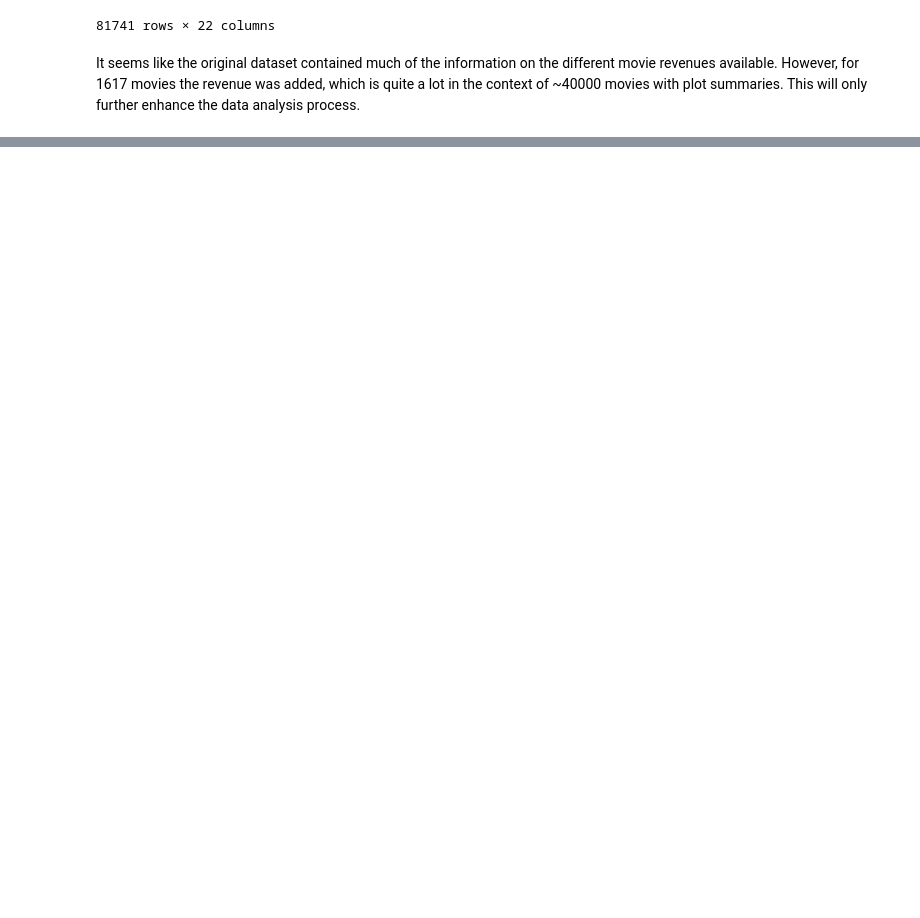
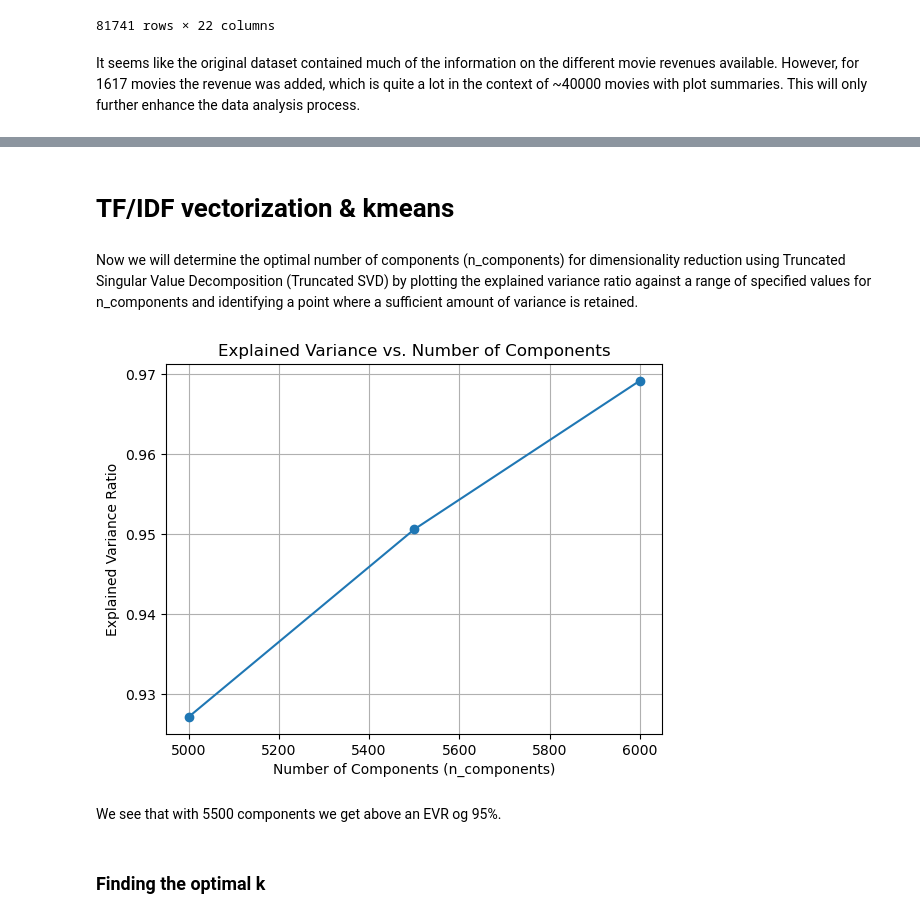
Before and after one commit to epfl-ada/ada-2023-project-byggemandbob, a Jupyter notebook: pipeline_gus.ipynb, the cells around one changed output, grey strips where cells are left out. Cells and saved outputs as stored; diff of their text form; code cells hidden in the pictures; blank space fills up the shorter version.

```diff
--- a/pipeline_gus.ipynb
+++ b/pipeline_gus.ipynb
@@ -936,0 +1023,10 @@ This will only further enhance the data analysis process.
+# %%
+# Preprocess the summaries
+preprocessed_summaries = []
+if flag_preprocess:
+    for summary in tqdm(filtered_summaries, desc="Processing summaries"):
+        preprocessed_summaries.append(preprocess_text(remove_names(summary.split('\t')[1])))
+
+    # Save preprocessed_summaries list to a file
+    with open('preprocessed_summaries.pkl', 'wb') as file:
+        pickle.dump(preprocessed_summaries, file)
@@ -936,0 +1043,40 @@ This will only further enhance the data analysis process.
+# %% [markdown]
+# TF/IDF vectorization & kmeans
+# %%
+# Load preprocessed_summaries list from the saved file
+with open('preprocessed_summaries.pkl', 'rb') as file:
+    preprocessed_summaries = pickle.load(file)
+# %%
+# Convert text data into numerical features using TF-IDF Vectorizer
+vectorizer = TfidfVectorizer()
+tfidf_matrix = vectorizer.fit_transform(preprocessed_summaries)
+# %% [markdown]
+Now we will determine the optimal number of components (n_components) for dimensionality reduction using Truncated Singular Value Decomposition (Truncated SVD) by plotting the explained variance ratio against a range of specified values for n_components and identifying a point where a sufficient amount of variance is retained.
+# %%
+if flag_best_component:
+    # Specify a range of n_components to try
+    components_range = np.arange(5000, 6001, 500)
+
+    # List to store explained variance ratios
+    explained_variances = []
+
+    for n_components in tqdm(components_range):
+        # Apply Truncated SVD
+        svd = TruncatedSVD(n_components=n_components)
+        tfidf_matrix_reduced = svd.fit_transform(tfidf_matrix)
+
+        # Calculate explained variance ratio
+        explained_variance = np.sum(svd.explained_variance_ratio_)
+        explained_variances.append(explained_variance)
+
+    # Plot the explained variance ratio as a function of n_components
+    plt.plot(components_range, explained_variances, marker='o')
+    plt.title('Explained Variance vs. Number of Components')
+    plt.xlabel('Number of Components (n_components)')
+    plt.ylabel('Explained Variance Ratio')
+    plt.grid(True)
+    plt.show()
+# %% [output]
+[figure, added]
+# %% [markdown]
+We see that with 5500 components we get above an EVR og 95%.
@@ -936,0 +1089,2 @@ This will only further enhance the data analysis process.
+# %% [markdown]
+### Finding the optimal k
```
Also changed, not shown: parts of 39 cells of this notebook.
